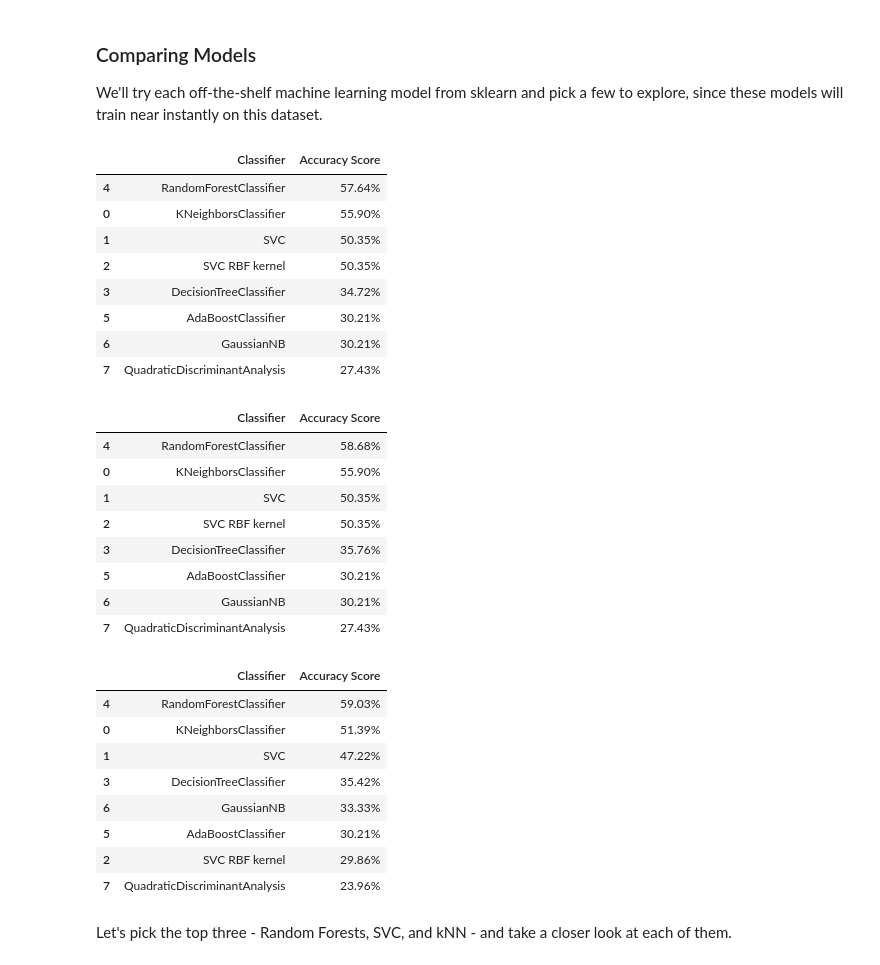
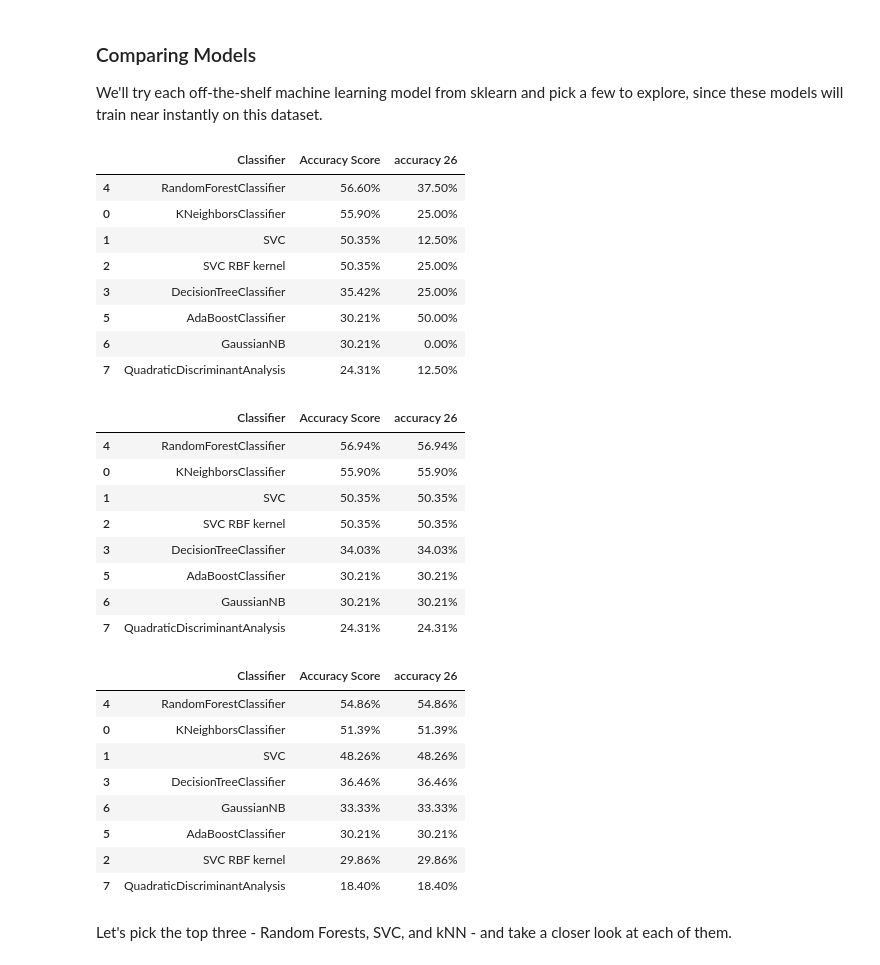
Before and after one commit to cirrus03/Week3-ClassicML, a Jupyter notebook: Week_3_MachineLearning.ipynb, the cells around one changed output. Cells and saved outputs as stored; diff of their text form; code cells hidden in the pictures.

Commit message:
tested with Actor26 data

```diff
--- a/Week_3_MachineLearning.ipynb
+++ b/Week_3_MachineLearning.ipynb
@@ -583,44 +584,47 @@ classification_models = [
 
 #scores will be the result of the testing
 scores = []
+scores_actor26 = []
 
 
 
 for model in classification_models:
     #this is the training, fit is the fx sk.learn uses for training
     #put your training labes and stuff in here
     #model is now trained
     model.fit(X_train_scaled, y_train)
 
     #score is a variable that saves test results
     #score() gives the result, i guess
     # it compares with the actual labels we gave
     score = model.score(X_test_scaled, y_test)
 
+    score26 = model.score(features26_scaled, emotions26)
+
     #add name to keep a record
     model_name = type(model).__name__
     if model_name=='SVC' and model.kernel=='rbf': model_name+=' RBF kernel'
 
     #append the scores list, adding model name and the score
-    scores.append((model_name,(f'{100*score:.2f}%')))
+    scores.append((model_name,(f'{100*score:.2f}%'), (f'{100*score26:.2f}%')))
 
 
 
 # Make it pretty
 #df is not necessary but is prettier
 #shows results of training on 80% of the data
-scores_df = pd.DataFrame(scores,columns=['Classifier','Accuracy Score'])
+scores_df = pd.DataFrame(scores,columns=['Classifier','Accuracy Score', 'accuracy 26'])
 scores_df.sort_values(by='Accuracy Score',axis=0,ascending=False)
 # %% [output]
-|  | Classifier | Accuracy Score |
-| 4 | RandomForestClassifier | 57.64% |
-| 0 | KNeighborsClassifier | 55.90% |
-| 1 | SVC | 50.35% |
-| 2 | SVC RBF kernel | 50.35% |
-| 3 | DecisionTreeClassifier | 34.72% |
-| 5 | AdaBoostClassifier | 30.21% |
-| 6 | GaussianNB | 30.21% |
-| 7 | QuadraticDiscriminantAnalysis | 27.43% |
+|  | Classifier | Accuracy Score | accuracy 26 |
+| 4 | RandomForestClassifier | 56.60% | 37.50% |
+| 0 | KNeighborsClassifier | 55.90% | 25.00% |
+| 1 | SVC | 50.35% | 12.50% |
+| 2 | SVC RBF kernel | 50.35% | 25.00% |
+| 3 | DecisionTreeClassifier | 35.42% | 25.00% |
+| 5 | AdaBoostClassifier | 30.21% | 50.00% |
+| 6 | GaussianNB | 30.21% | 0.00% |
+| 7 | QuadraticDiscriminantAnalysis | 24.31% | 12.50% |
 # %%
 from sklearn.neighbors import KNeighborsClassifier
 from sklearn.svm import SVC
@@ -636,54 +640,57 @@ for model in classification_models:
     model.fit(X_train_minmax, y_train)
 
     score = model.score(X_test_minmax, y_test)
+    score26 = model.score(features26_minmax, emotions26)
 
     model_name = type(model).__name__
     if model_name=='SVC' and model.kernel=='rbf': model_name+=' RBF kernel'
 
     #append the scores list, adding model name and the score
-    scores_minmax.append((model_name,(f'{100*score:.2f}%')))
+    scores_minmax.append((model_name,(f'{100*score:.2f}%'), (f'{100*score:.2f}%')))
 
-scores_minmax_df = pd.DataFrame(scores_minmax,columns=['Classifier','Accuracy Score'])
+scores_minmax_df = pd.DataFrame(scores_minmax,columns=['Classifier','Accuracy Score', 'accuracy 26'])
 scores_minmax_df.sort_values(by='Accuracy Score',axis=0,ascending=False)
 # %% [output]
-|  | Classifier | Accuracy Score |
-| 4 | RandomForestClassifier | 58.68% |
-| 0 | KNeighborsClassifier | 55.90% |
-| 1 | SVC | 50.35% |
-| 2 | SVC RBF kernel | 50.35% |
-| 3 | DecisionTreeClassifier | 35.76% |
-| 5 | AdaBoostClassifier | 30.21% |
-| 6 | GaussianNB | 30.21% |
-| 7 | QuadraticDiscriminantAnalysis | 27.43% |
+|  | Classifier | Accuracy Score | accuracy 26 |
+| 4 | RandomForestClassifier | 56.94% | 56.94% |
+| 0 | KNeighborsClassifier | 55.90% | 55.90% |
+| 1 | SVC | 50.35% | 50.35% |
+| 2 | SVC RBF kernel | 50.35% | 50.35% |
+| 3 | DecisionTreeClassifier | 34.03% | 34.03% |
+| 5 | AdaBoostClassifier | 30.21% | 30.21% |
+| 6 | GaussianNB | 30.21% | 30.21% |
+| 7 | QuadraticDiscriminantAnalysis | 24.31% | 24.31% |
 # %%
 
 
-###### train min-max model ######
+###### train raw model ######
 scores_raw = []
+scores_actor26 = []
 
 for model in classification_models:
     model.fit(X_train, y_train)
 
     score = model.score(X_test, y_test)
+    score26 = model.score(features26, emotions26)
 
     model_name = type(model).__name__
     if model_name=='SVC' and model.kernel=='rbf': model_name+=' RBF kernel'
 
     #append the scores list, adding model name and the score
-    scores_raw.append((model_name,(f'{100*score:.2f}%')))
+    scores_raw.append((model_name,(f'{100*score:.2f}%'), (f'{100*score:.2f}%')))
 
-scores_raw_df = pd.DataFrame(scores_raw,columns=['Classifier','Accuracy Score'])
+scores_raw_df = pd.DataFrame(scores_raw,columns=['Classifier','Accuracy Score', 'accuracy 26'])
 scores_raw_df.sort_values(by='Accuracy Score',axis=0,ascending=False)
 # %% [output]
-|  | Classifier | Accuracy Score |
-| 4 | RandomForestClassifier | 59.03% |
-| 0 | KNeighborsClassifier | 51.39% |
-| 1 | SVC | 47.22% |
-| 3 | DecisionTreeClassifier | 35.42% |
-| 6 | GaussianNB | 33.33% |
-| 5 | AdaBoostClassifier | 30.21% |
-| 2 | SVC RBF kernel | 29.86% |
-| 7 | QuadraticDiscriminantAnalysis | 23.96% |
+|  | Classifier | Accuracy Score | accuracy 26 |
+| 4 | RandomForestClassifier | 54.86% | 54.86% |
+| 0 | KNeighborsClassifier | 51.39% | 51.39% |
+| 1 | SVC | 48.26% | 48.26% |
+| 3 | DecisionTreeClassifier | 36.46% | 36.46% |
+| 6 | GaussianNB | 33.33% | 33.33% |
+| 5 | AdaBoostClassifier | 30.21% | 30.21% |
+| 2 | SVC RBF kernel | 29.86% | 29.86% |
+| 7 | QuadraticDiscriminantAnalysis | 18.40% | 18.40% |
 # %% [markdown]
 Let's pick the top three - Random Forests, SVC, and kNN - and take a closer look at each of them.
 # %% [markdown]
```
Also changed, not shown: parts of 6 cells of this notebook.
